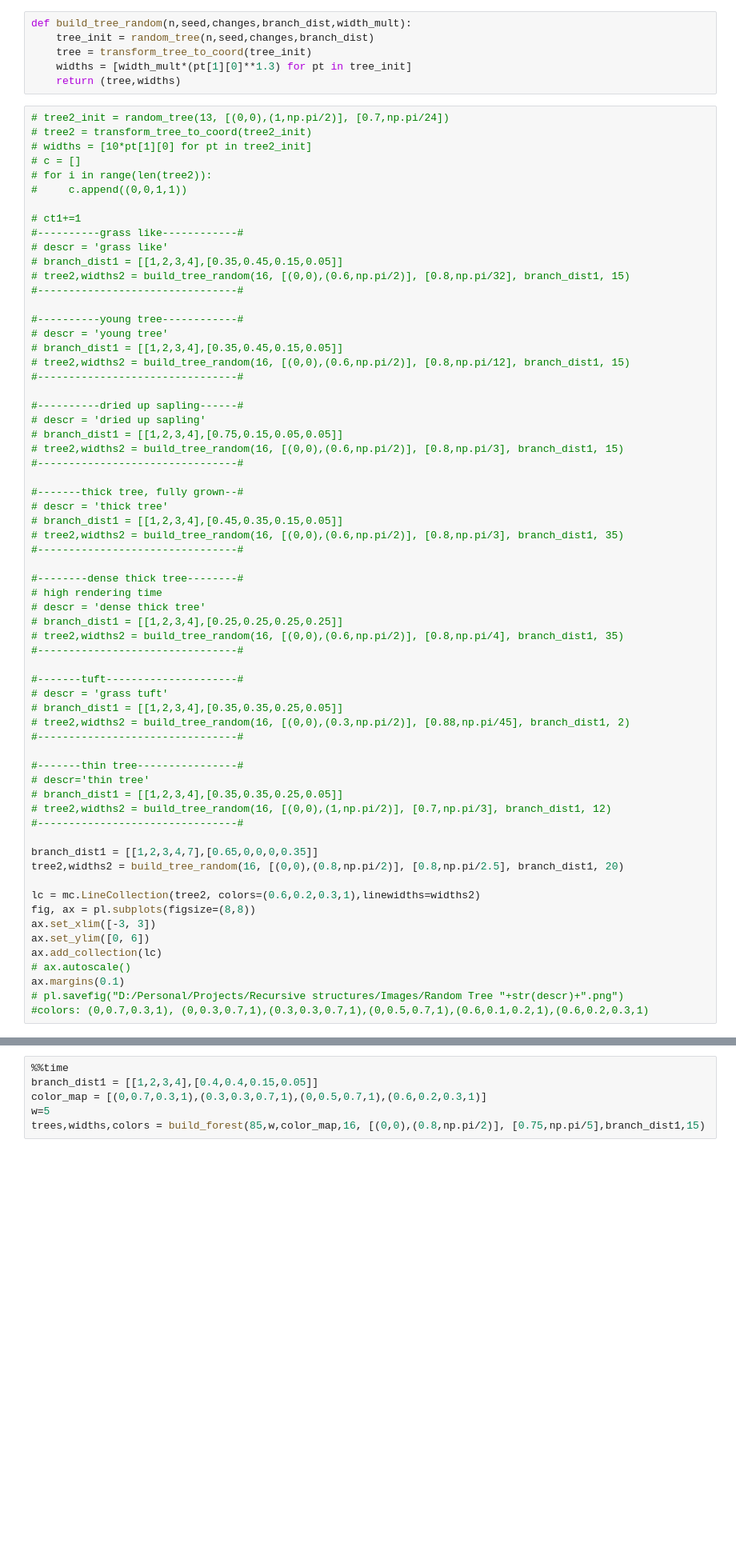
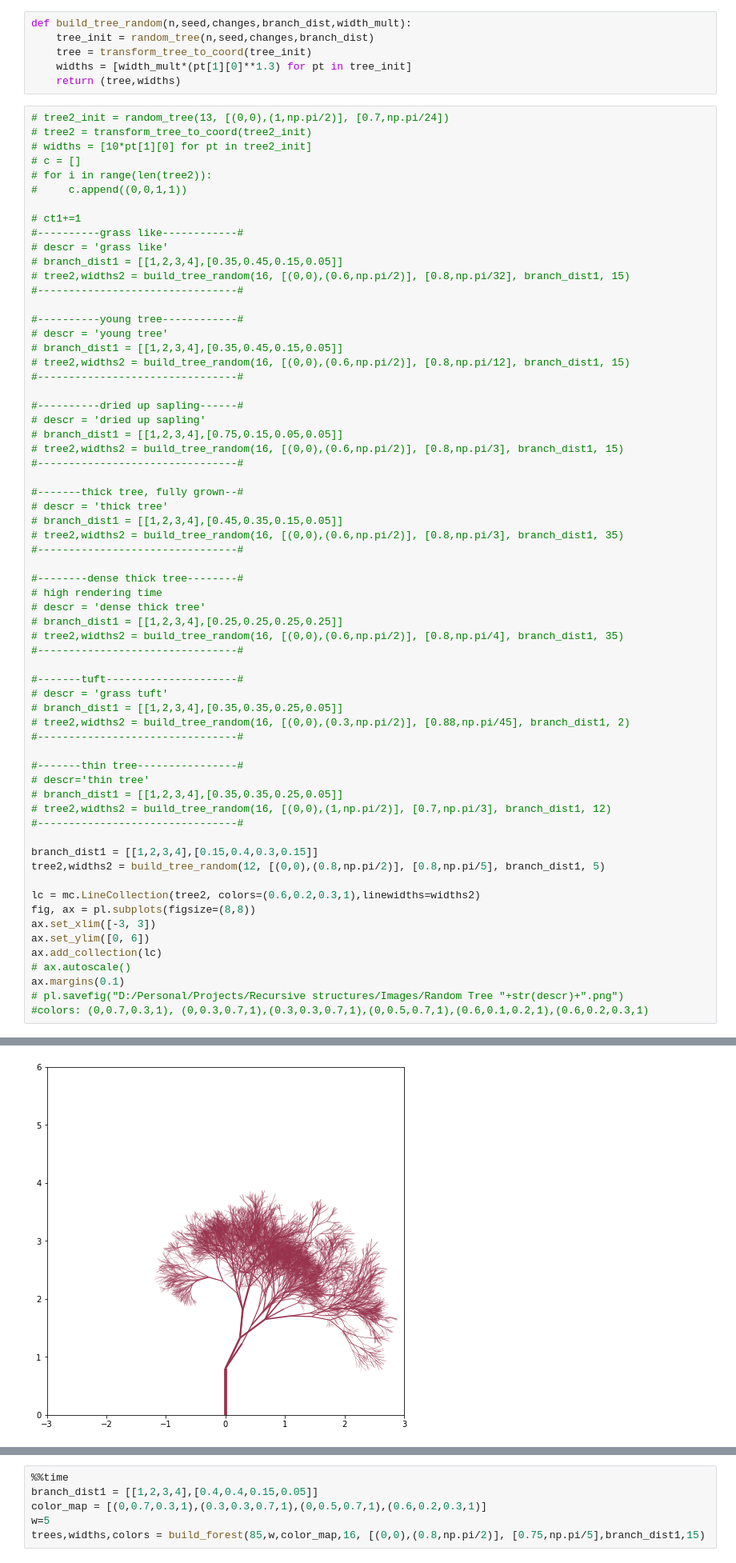
Before and after one commit to pushkarppandit/Recursive-structures, a Jupyter notebook: experiments v1 - trees.ipynb, the cells around one changed output, grey strips where cells are left out. Shown at 80% size. Saved outputs shown, nothing was run; the diff lists cells and outputs as text; blank space fills up the shorter version.

```diff
--- a/experiments v1 - trees.ipynb
+++ b/experiments v1 - trees.ipynb
@@ -128,8 +128,8 @@ def build_tree_random(n,seed,changes,branch_dist,width_mult):
 # tree2,widths2 = build_tree_random(16, [(0,0),(1,np.pi/2)], [0.7,np.pi/3], branch_dist1, 12)
 #--------------------------------#
 
-branch_dist1 = [[1,2,3,4,7],[0.65,0,0,0,0.35]]
-tree2,widths2 = build_tree_random(16, [(0,0),(0.8,np.pi/2)], [0.8,np.pi/2.5], branch_dist1, 20)
+branch_dist1 = [[1,2,3,4],[0.15,0.4,0.3,0.15]]
+tree2,widths2 = build_tree_random(12, [(0,0),(0.8,np.pi/2)], [0.8,np.pi/5], branch_dist1, 5)
 
 lc = mc.LineCollection(tree2, colors=(0.6,0.2,0.3,1),linewidths=widths2)
 fig, ax = pl.subplots(figsize=(8,8))
@@ -145,3 +144,4 @@ MemoryError:
+[figure, added]
 # %%
 def build_forest(num_trees,forest_width,color_map,n,seed,changes,branch_dist,width_mult):
     trees = []
```
Also changed, not shown: parts of 1 cell of this notebook, 2 other files.
